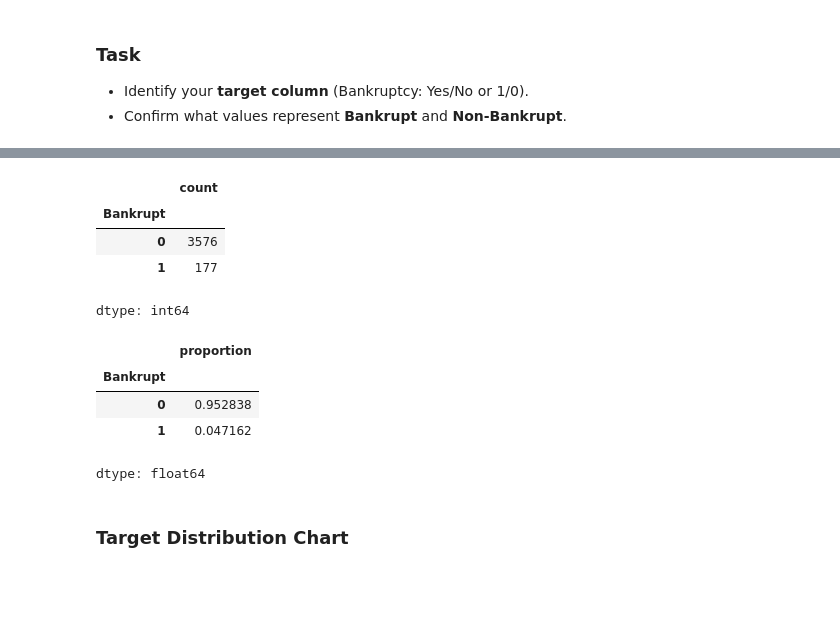
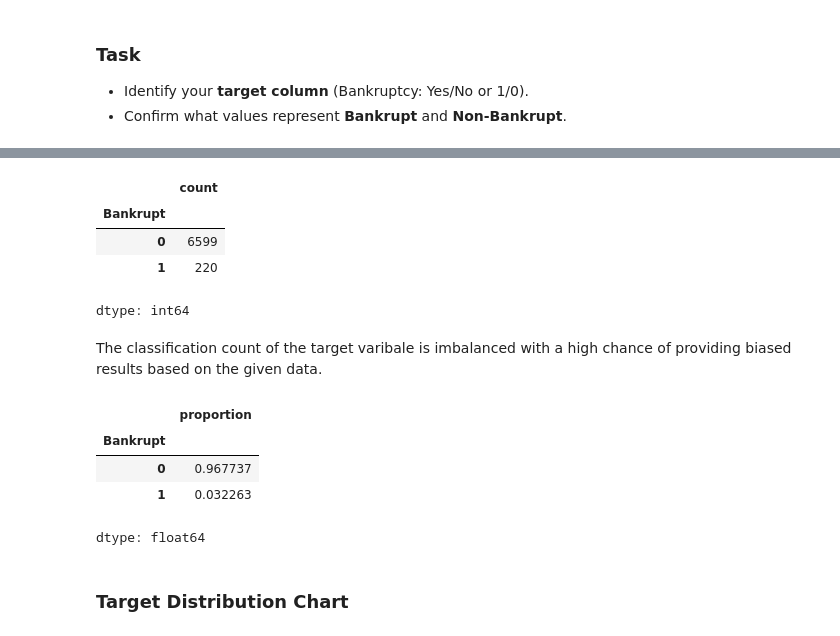
Before and after one commit to kiranmunugoti/Python_DS, a Jupyter notebook: Bankruptcy_EDA_Project_Template.ipynb, the cells around one changed output, grey strips where cells are left out. Saved outputs shown, nothing was run; the diff lists cells and outputs as text; code cells hidden in the pictures; blank space fills up the shorter version.

```diff
--- a/Bankruptcy_EDA_Project_Template.ipynb
+++ b/Bankruptcy_EDA_Project_Template.ipynb
@@ -31,10 +35,8 @@ pd.set_option('display.width', 200)
 # %%
 # Importing the bank data from the CSV file
-# Example: df = pd.read_csv("bankruptcy.csv")
 
-df = pd.read_csv('/content/Dataset.csv')
-
-df.head(10)
+bank = pd.read_csv(r"/content/drive/MyDrive/Jul_2025_GenAI/Bankruptency/Dataset.csv")
+bank.head(10) # Displaying top 10 results of the data
 # %% [output]
 |  | Bankrupt? | ROA(C) before interest and deprec... | ROA(A) before interest and % afte... | ROA(B) before interest and deprec... | Operating Gross Margin | ... |
 | 0 | 1 | 0.370594 | 0.424389 | 0.405750 | 0.601457 | ... |
@@ -100,11 +127,10 @@ df.describe(include='all').T
 - Confirm what values represent **Bankrupt** and **Non-Bankrupt**.
 # %%
 # Rename the target column to avoid complications
-df = df.rename(columns={'Bankrupt?': 'Bankrupt'})
-TARGET_COL = 'Bankrupt'
+bank = bank.rename(columns={'Bankrupt?': 'Bankrupt'})
 
 # Display the first 5 rows to confirm the change
-display(df.head())
+display(bank.head())
 # %% [output]
 |  | Bankrupt | ROA(C) before interest and deprec... | ROA(A) before interest and % afte... | ROA(B) before interest and deprec... | Operating Gross Margin | ... |
 | 0 | 1 | 0.370594 | 0.424389 | 0.405750 | 0.601457 | ... |
@@ -112,27 +138,32 @@ display(df.head())
 | 2 | 1 | 0.426071 | 0.499019 | 0.472295 | 0.601450 | ... |
 | 3 | 1 | 0.399844 | 0.451265 | 0.457733 | 0.583541 | ... |
 | 4 | 1 | 0.465022 | 0.538432 | 0.522298 | 0.598783 | ... |
+# %%
+# Removing the un-necessacry spaces in the column names
+bank.columns = bank.columns.str.strip()
 # %%
 # Assigning the Target column
 TARGET_COL = "Bankrupt"
 
 # Finding out the number of bankrupt and non-bankrupt companies in data.
 # 0 represnets non-bankrupt and 1 represents bankrupt
-df[TARGET_COL].value_counts(dropna=False)
+bank[TARGET_COL].value_counts(dropna=False)
 # %% [output]
 |  | count |
 | Bankrupt |  |
-| 0 | 3576 |
-| 1 | 177 |
+| 0 | 6599 |
+| 1 | 220 |
 dtype: int64
+# %% [markdown]
+The classification count of the target varibale is imbalanced with a high chance of providing biased results based on the given data.
 # %%
 # Class proportion
-df[TARGET_COL].value_counts(normalize=True, dropna=False)
+bank[TARGET_COL].value_counts(normalize=True, dropna=False)
 # %% [output]
 |  | proportion |
 | Bankrupt |  |
-| 0 | 0.952838 |
-| 1 | 0.047162 |
+| 0 | 0.967737 |
+| 1 | 0.032263 |
 dtype: float64
 # %% [markdown]
 ### Target Distribution Chart
```
Also changed, not shown: parts of 10 cells of this notebook.
